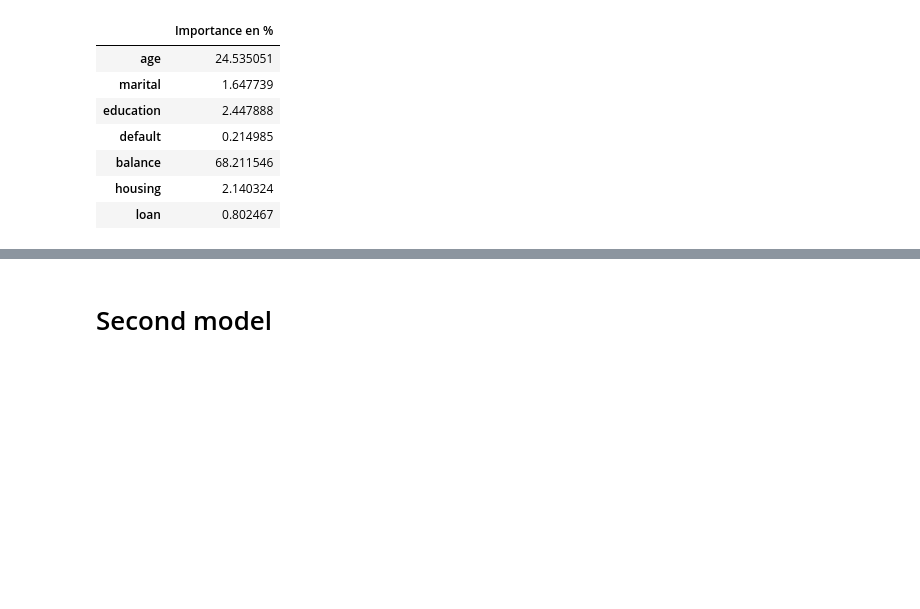
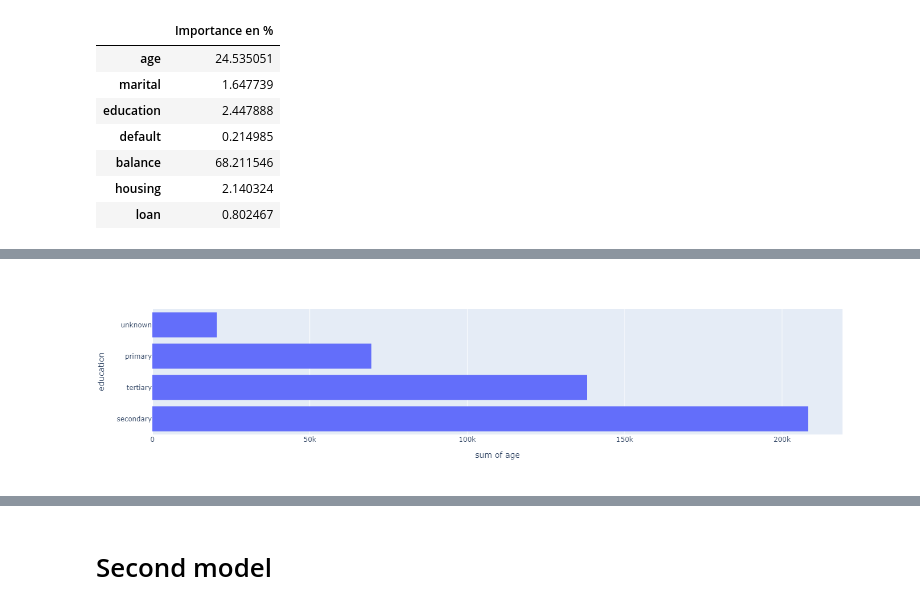
Before and after one commit to ldumay/esiee_2022_ia_tp_banque, a Jupyter notebook: notebook_Zchen.ipynb, the cells around one changed output, grey strips where cells are left out. Cells and saved outputs as stored; diff of their text form; code cells hidden in the pictures; blank space fills up the shorter version.

```diff
--- a/notebook_Zchen.ipynb
+++ b/notebook_Zchen.ipynb
@@ -150,0 +193,4 @@ pd.DataFrame(rf.feature_importances_*100,x_train.columns, columns=['Importance e
+# %%
+histogram(dfClientDataReadable,"age","education")
+# %% [output]
+[figure, added]
```
Also changed, not shown: parts of 13 cells of this notebook, 1 other file.
